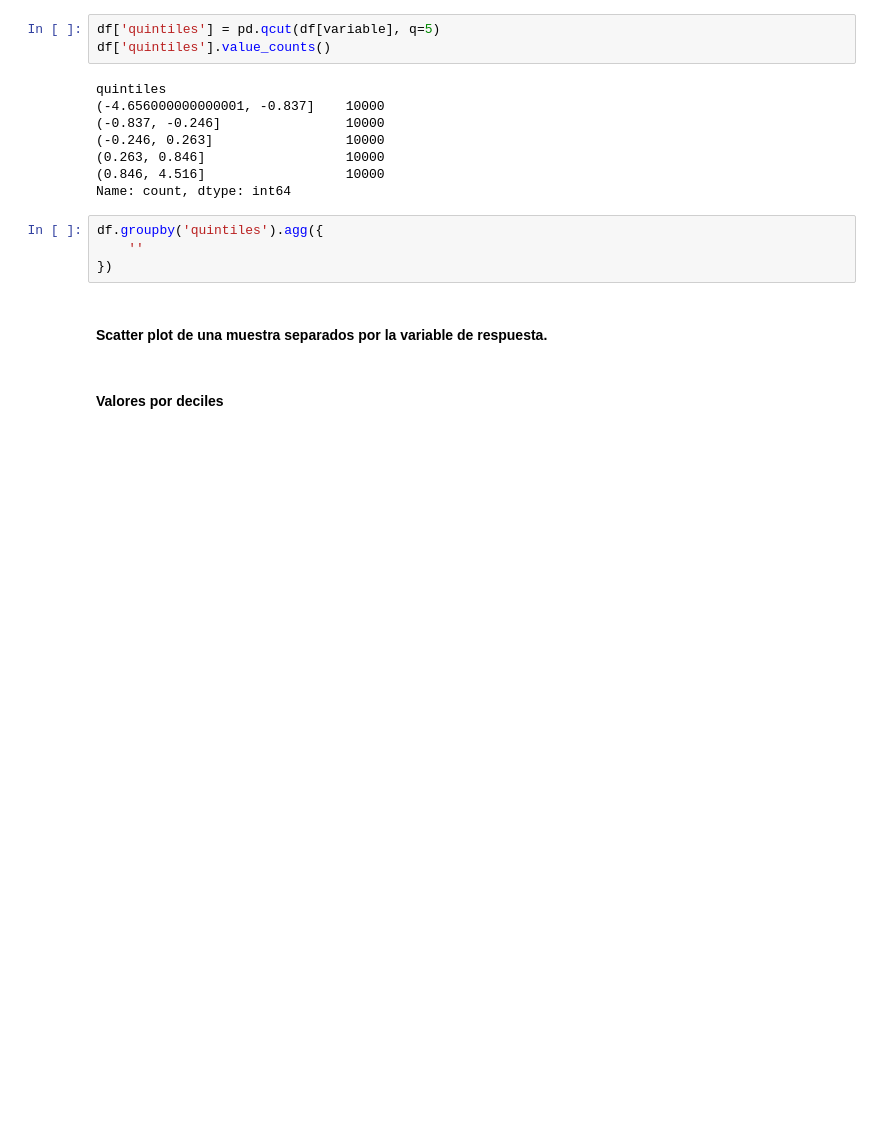
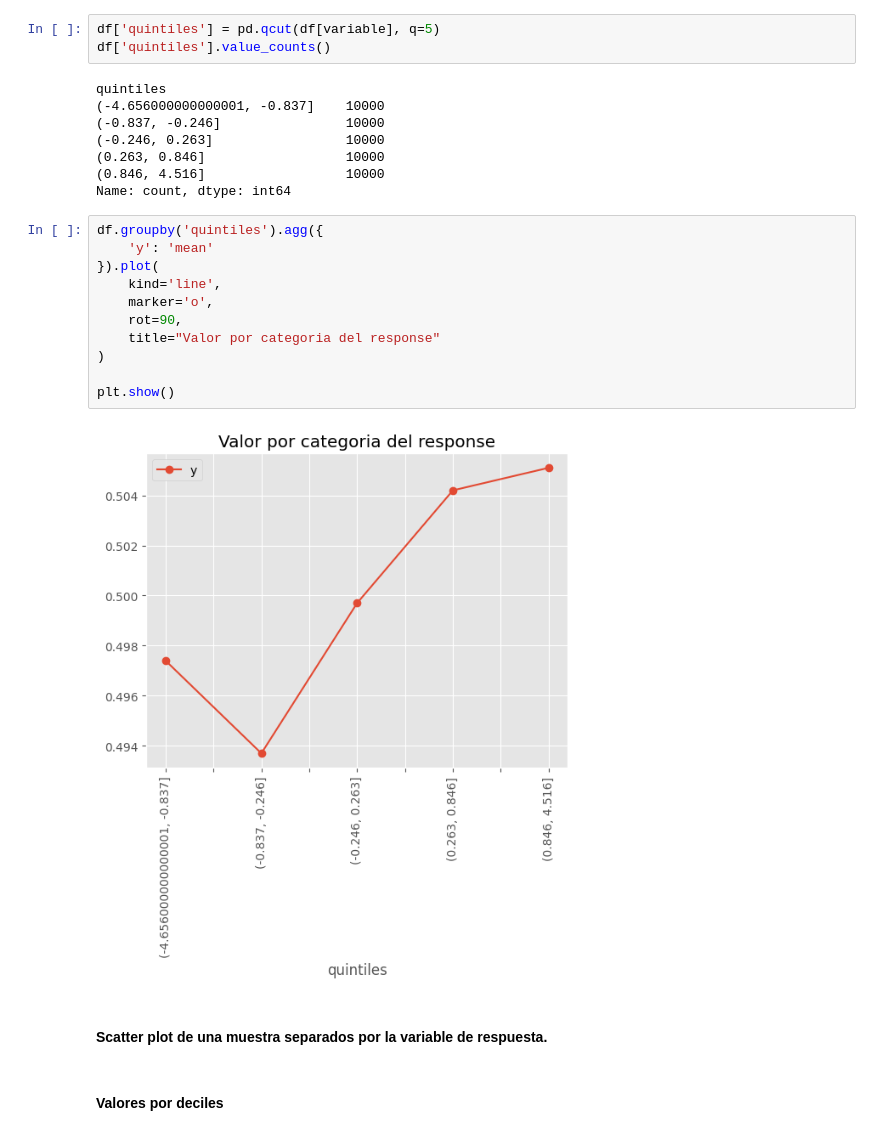
Before and after one commit to bielng/Data-Lab, a Jupyter notebook: 8,1_clase_012021.ipynb, the cells around one changed output. Drawn from its saved outputs; the diff is of its cells as text; blank space fills up the shorter version.

```diff
--- a/8,1_clase_012021.ipynb
+++ b/8,1_clase_012021.ipynb
@@ -488,10 +488,19 @@ quintiles
 (0.263, 0.846]                  10000
 (0.846, 4.516]                  10000
 Name: count, dtype: int64
-# %%
-df.groupby('quintiles').agg({
-    ''
-})
+# %%
+df.groupby('quintiles').agg({
+    'y': 'mean'
+}).plot(
+    kind='line',
+    marker='o',
+    rot=90,
+    title="Valor por categoria del response"
+)
+
+plt.show()
+# %% [output]
+[figure, added]
 # %% [markdown]
 #### Scatter plot de una muestra separados por la variable de respuesta.
 # %% [markdown]
```
Also changed, not shown: 1 other file.
